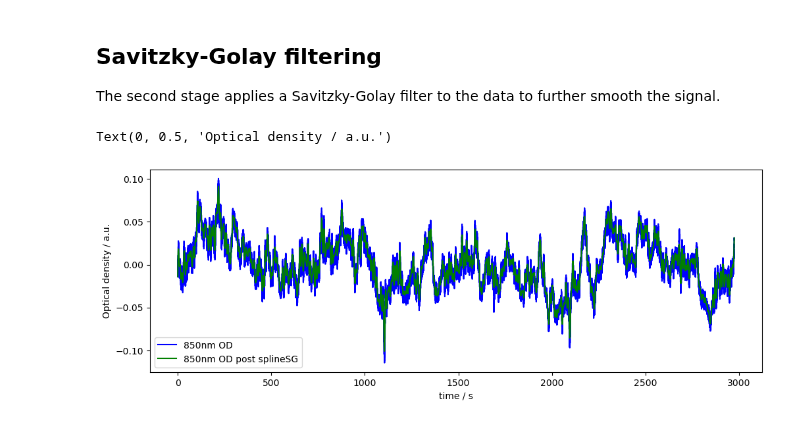
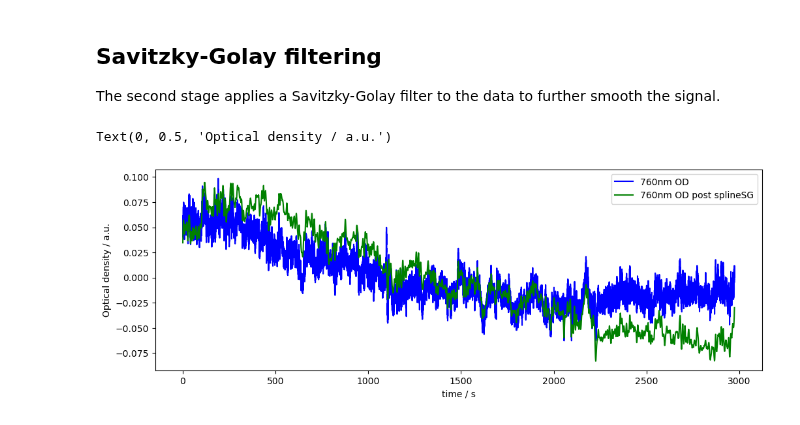
Before and after one commit to ibs-lab/cedalion, a Jupyter notebook: examples/splineSG_motion_correct.ipynb, the cells around one changed output. Cells and saved outputs as stored; diff of their text form; code cells hidden in the pictures.

```diff
--- a/examples/splineSG_motion_correct.ipynb
+++ b/examples/splineSG_motion_correct.ipynb
@@ -74,14 +76,11 @@ The second stage applies a Savitzky-Golay filter to the data to further smooth t
 # %%
-# the function motionCorrectSplineSG performs all the steps outlined above
-dodSplineSG = motionCorrectSplineSG(fNIRSdata=data.od, framesize_sec=10)
-
 # plot uncorrected data vs after splineSG motion correction
 f,ax = p.subplots(1,1, figsize=(12,4))
-ax.plot( data.od.time, data.od.sel(channel="S3D3", wavelength="850"), "b-", label="850nm OD")
-ax.plot( dodSplineSG.time, dodSplineSG.sel(channel="S3D3", wavelength="850"), "g-", label="850nm OD post splineSG")
+ax.plot( data.od.time, data.od.sel(channel="S1D1", wavelength="760"), "b-", label="760nm OD")
+ax.plot( dodSplineSG.time, dodSplineSG.sel(channel="S1D1", wavelength="760"), "g-", label="760nm OD post splineSG")
 p.legend()
 ax.set_xlabel("time / s")
 ax.set_ylabel("Optical density / a.u.")
 # %% [output]
 Text(0, 0.5, 'Optical density / a.u.')
-[figure, old version]
+[figure, new version]
```
Also changed, not shown: parts of 4 cells of this notebook, 1 other file.
